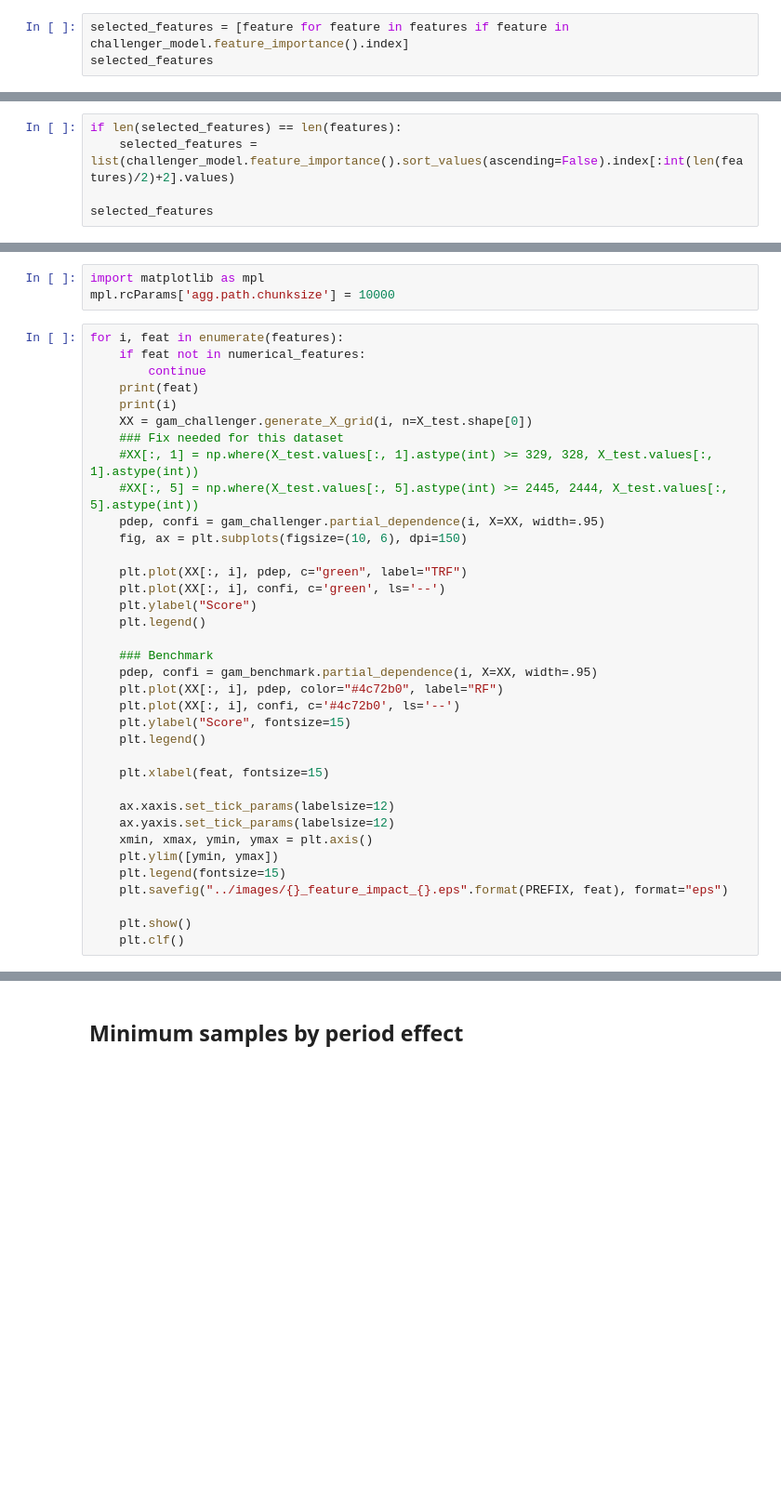
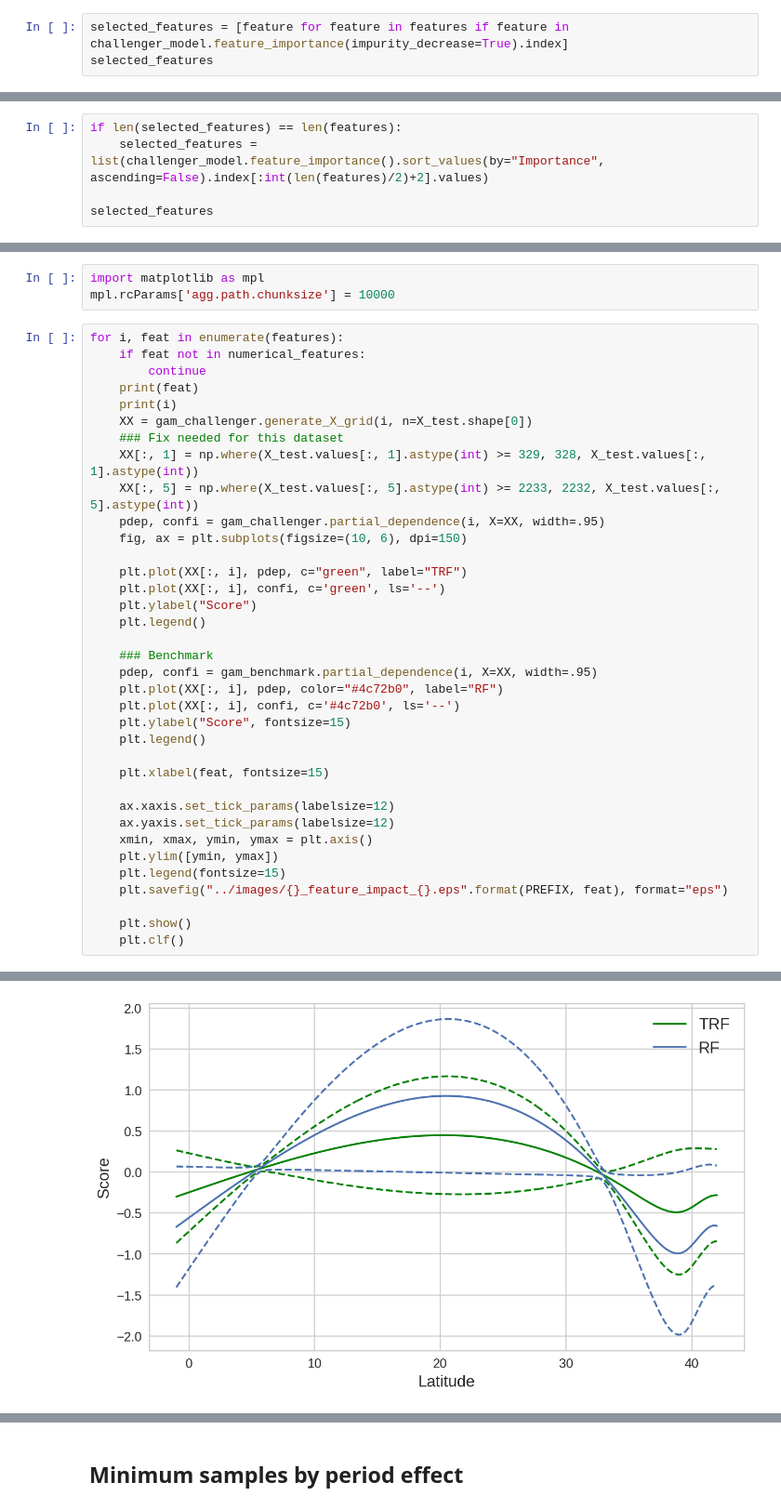
Before and after one commit to lgmoneda/time-robust-tree-paper, a Jupyter notebook: experiments/_chicago.ipynb, the cells around one changed output, grey strips where cells are left out. Shown at 93% size. Cells and saved outputs as stored; diff of their text form; blank space fills up the shorter version.

```diff
--- a/experiments/_chicago.ipynb
+++ b/experiments/_chicago.ipynb
@@ -618,3 +672,3 @@ challenger_model.feature_importance()
 # %%
-selected_features = [feature for feature in features if feature in challenger_model.feature_importance().index]
+selected_features = [feature for feature in features if feature in challenger_model.feature_importance(impurity_decrease=True).index]
 selected_features
@@ -621,5 +689,5 @@ selected_features
 # %%
 if len(selected_features) == len(features):
-    selected_features = list(challenger_model.feature_importance().sort_values(ascending=False).index[:int(len(features)/2)+2].values)
+    selected_features = list(challenger_model.feature_importance().sort_values(by="Importance", ascending=False).index[:int(len(features)/2)+2].values)
 
 selected_features
@@ -765,8 +898,8 @@ for i, feat in enumerate(features):
     print(i)
     XX = gam_challenger.generate_X_grid(i, n=X_test.shape[0])
     ### Fix needed for this dataset
-    #XX[:, 1] = np.where(X_test.values[:, 1].astype(int) >= 329, 328, X_test.values[:, 1].astype(int))
-    #XX[:, 5] = np.where(X_test.values[:, 5].astype(int) >= 2445, 2444, X_test.values[:, 5].astype(int))
+    XX[:, 1] = np.where(X_test.values[:, 1].astype(int) >= 329, 328, X_test.values[:, 1].astype(int))
+    XX[:, 5] = np.where(X_test.values[:, 5].astype(int) >= 2233, 2232, X_test.values[:, 5].astype(int))
     pdep, confi = gam_challenger.partial_dependence(i, X=XX, width=.95)
     fig, ax = plt.subplots(figsize=(10, 6), dpi=150)
 
@@ -793,3 +926,4 @@ for i, feat in enumerate(features):
 
     plt.show()
     plt.clf()
+# %% [output]
@@ -795,0 +932 @@ for i, feat in enumerate(features):
+[figure, added]
```
Also changed, not shown: parts of 35 cells of this notebook, 34 other files.
